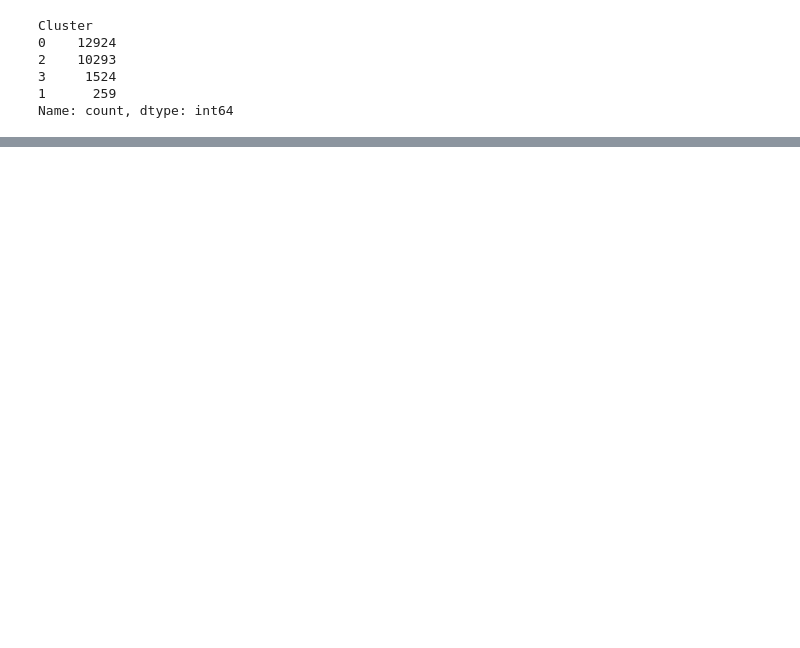
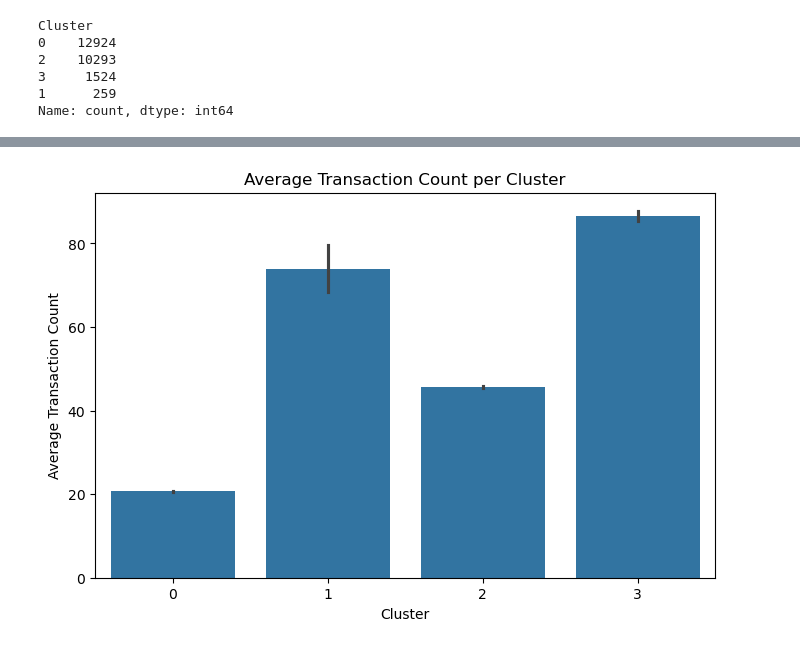
Before and after one commit to edsa24/HM-Week-3, a Jupyter notebook: Homework Project Clustering and Segmentation/Finmark_Clustering_Segmentation.ipynb, the cells around one changed output, grey strips where cells are left out. Cells and saved outputs as stored; diff of their text form; code cells hidden in the pictures; blank space fills up the shorter version.

```diff
--- a/Homework Project Clustering and Segmentation/Finmark_Clustering_Segmentation.ipynb
+++ b/Homework Project Clustering and Segmentation/Finmark_Clustering_Segmentation.ipynb
@@ -128,0 +171,11 @@ cluster_summary
+# %%
+#Transaction Count by Cluster
+
+plt.figure(figsize=(8,5))
+sns.barplot(x='Cluster', y='TransactionCount', data=df, estimator='mean')
+plt.title("Average Transaction Count per Cluster")
+plt.xlabel("Cluster")
+plt.ylabel("Average Transaction Count")
+plt.show()
+# %% [output]
+[figure, added]
```
Also changed, not shown: parts of 7 cells of this notebook.
